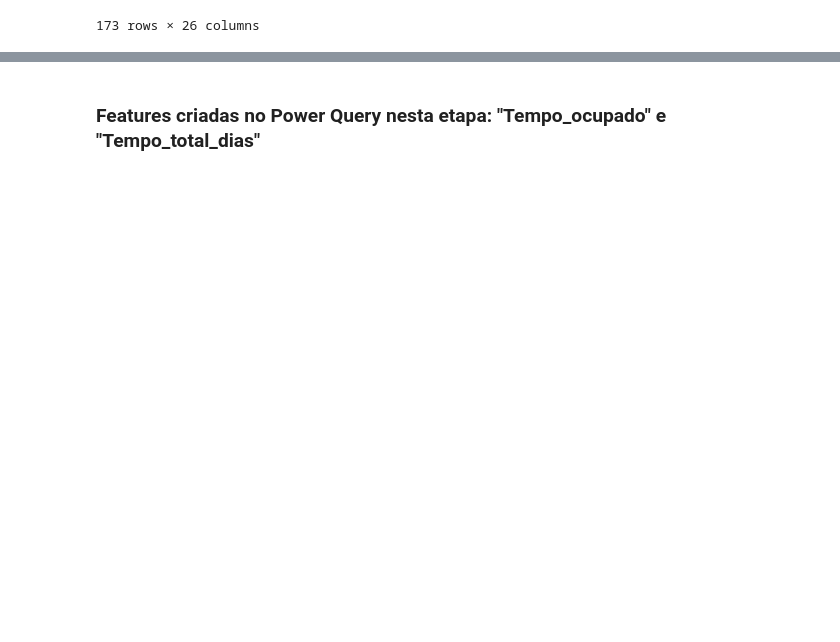
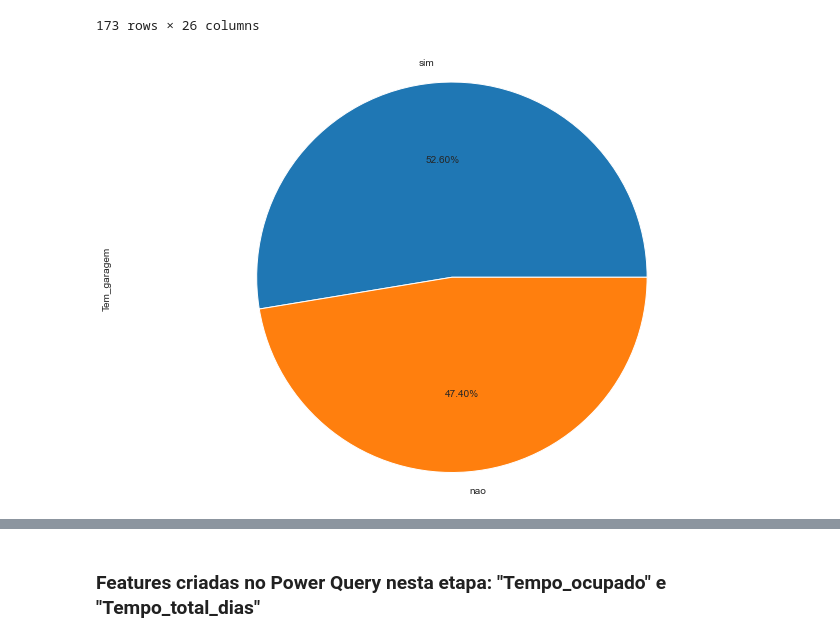
Before and after one commit to PedroSouzaDS/Projeto_Business_Intelligence_Completo-Imobili-ria_New_Offices-, a Jupyter notebook: EDA_New_Offices.ipynb, the cells around one changed output, grey strips where cells are left out. Cells and saved outputs as stored; diff of their text form; code cells hidden in the pictures; blank space fills up the shorter version.

```diff
--- a/EDA_New_Offices.ipynb
+++ b/EDA_New_Offices.ipynb
@@ -195,6 +230,13 @@ df
 | 171 | 2019-12-01 | 2020-10-09 | Residencial | 0.07 | 220.5000 | 3150.00 | 0 | 2019-05-15 | ... |
 | 172 | 2020-10-09 | 2023-04-01 | Residencial | 0.07 | 224.0000 | 3200.00 | 0 | 2020-10-09 | ... |
 173 rows × 26 columns
+# %%
+#plt.subplot(1,2,1)
+plt.figure(figsize = (12,8))
+df['Tem_garagem'].value_counts().plot(kind = 'pie', autopct = '%.2f%%');
+plt.axis('equal');
+# %% [output]
+[figure, added]
 # %%
 plt.figure(figsize = (10, 8))
 sns.barplot(x = 'Tem_garagem', y = ((df['Tempo_ocupado']/df['Tempo_total_dias']) * 100), data = df, ci = False);
```
Also changed, not shown: parts of 33 cells of this notebook.
